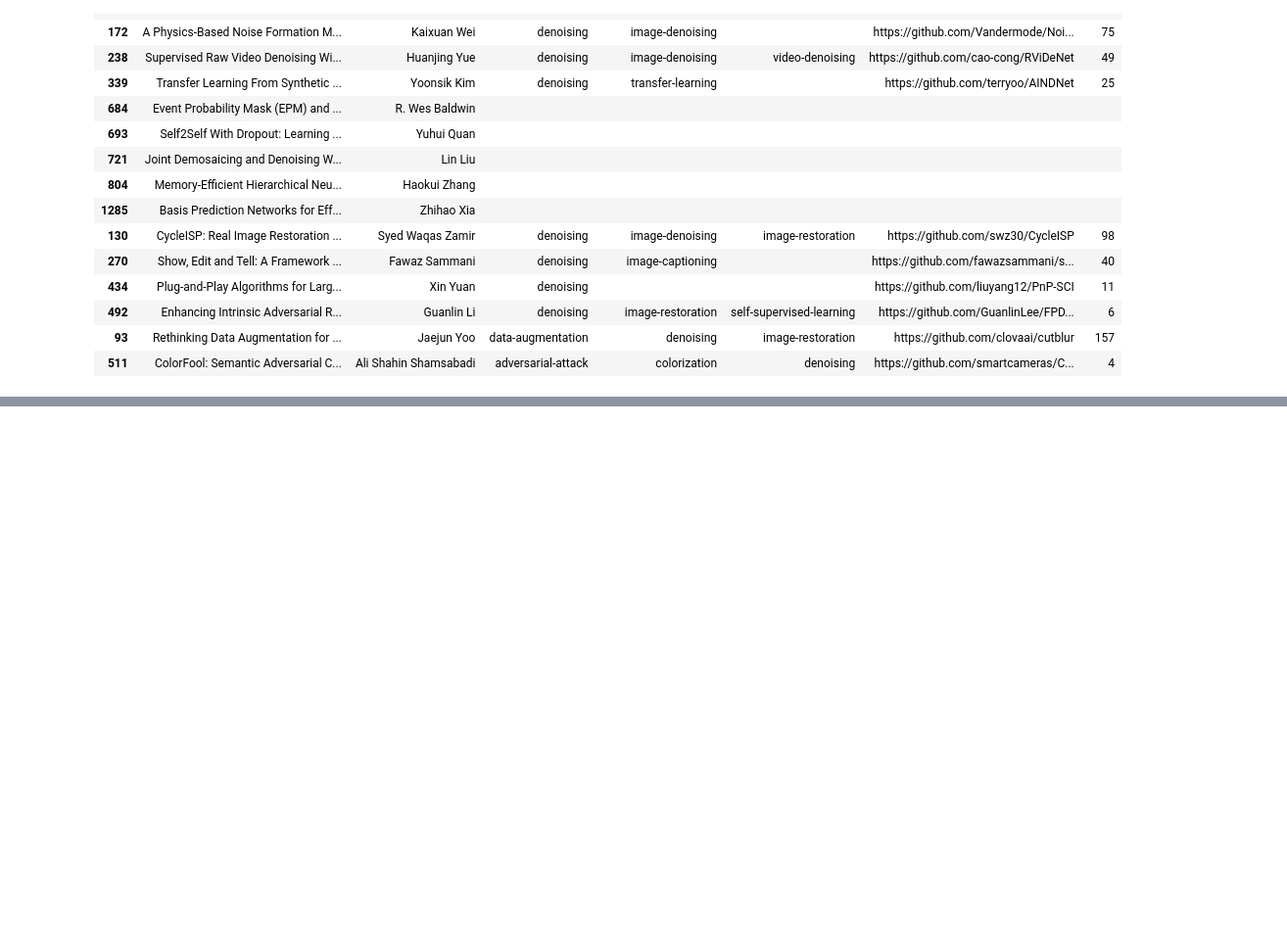
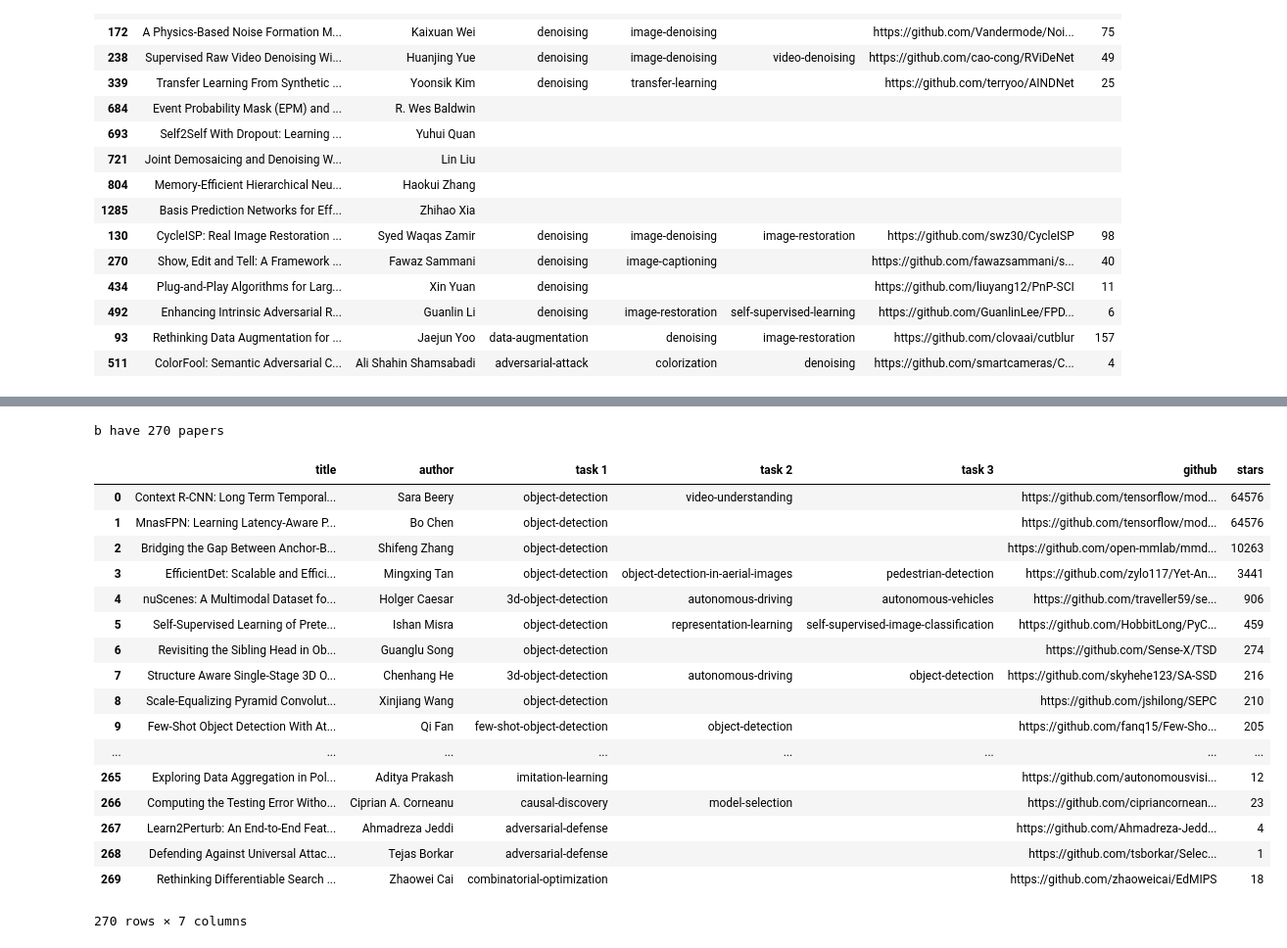
Before and after one commit to ShaofengZou/CVPR-2020-Paper-Code-Statistics, a Jupyter notebook: cvpr_paper_code_statistics.ipynb, the cells around one changed output, grey strips where cells are left out. Shown at 98% size. Saved outputs shown, nothing was run; the diff lists cells and outputs as text; code cells hidden in the pictures; blank space fills up the shorter version.

```diff
--- a/cvpr_paper_code_statistics.ipynb
+++ b/cvpr_paper_code_statistics.ipynb
@@ -307,0 +420,22 @@ pull_papers(df, 'denoising')
+# %%
+get_and_save('b')
+# %% [output]
+b have 270 papers
+|  | title | author | task 1 | task 2 | task 3 | github | stars |
+| 0 | Context R-CNN: Long Term Temporal... | Sara Beery | object-detection | video-understanding |  | https://github.com/tensorflow/mod... | 64576 |
+| 1 | MnasFPN: Learning Latency-Aware P... | Bo Chen | object-detection |  |  | https://github.com/tensorflow/mod... | 64576 |
+| 2 | Bridging the Gap Between Anchor-B... | Shifeng Zhang | object-detection |  |  | https://github.com/open-mmlab/mmd... | 10263 |
+| 3 | EfficientDet: Scalable and Effici... | Mingxing Tan | object-detection | object-detection-in-aerial-images | pedestrian-detection | https://github.com/zylo117/Yet-An... | 3441 |
+| 4 | nuScenes: A Multimodal Dataset fo... | Holger Caesar | 3d-object-detection | autonomous-driving | autonomous-vehicles | https://github.com/traveller59/se... | 906 |
+| 5 | Self-Supervised Learning of Prete... | Ishan Misra | object-detection | representation-learning | self-supervised-image-classification | https://github.com/HobbitLong/PyC... | 459 |
+| 6 | Revisiting the Sibling Head in Ob... | Guanglu Song | object-detection |  |  | https://github.com/Sense-X/TSD | 274 |
+| 7 | Structure Aware Single-Stage 3D O... | Chenhang He | 3d-object-detection | autonomous-driving | object-detection | https://github.com/skyhehe123/SA-SSD | 216 |
+| 8 | Scale-Equalizing Pyramid Convolut... | Xinjiang Wang | object-detection |  |  | https://github.com/jshilong/SEPC | 210 |
+| 9 | Few-Shot Object Detection With At... | Qi Fan | few-shot-object-detection | object-detection |  | https://github.com/fanq15/Few-Sho... | 205 |
+| ... | ... | ... | ... | ... | ... | ... | ... |
+| 265 | Exploring Data Aggregation in Pol... | Aditya Prakash | imitation-learning |  |  | https://github.com/autonomousvisi... | 12 |
+| 266 | Computing the Testing Error Witho... | Ciprian A. Corneanu | causal-discovery | model-selection |  | https://github.com/cipriancornean... | 23 |
+| 267 | Learn2Perturb: An End-to-End Feat... | Ahmadreza Jeddi | adversarial-defense |  |  | https://github.com/Ahmadreza-Jedd... | 4 |
+| 268 | Defending Against Universal Attac... | Tejas Borkar | adversarial-defense |  |  | https://github.com/tsborkar/Selec... | 1 |
+| 269 | Rethinking Differentiable Search ... | Zhaowei Cai | combinatorial-optimization |  |  | https://github.com/zhaoweicai/EdMIPS | 18 |
+270 rows × 7 columns
```
Also changed, not shown: parts of 18 cells of this notebook, 12 other files.
